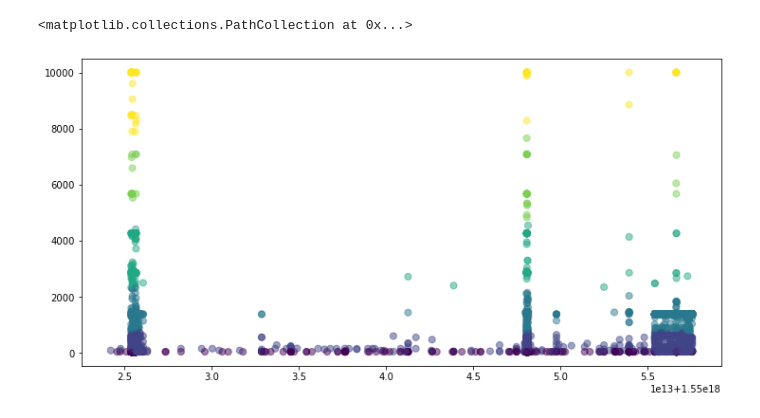
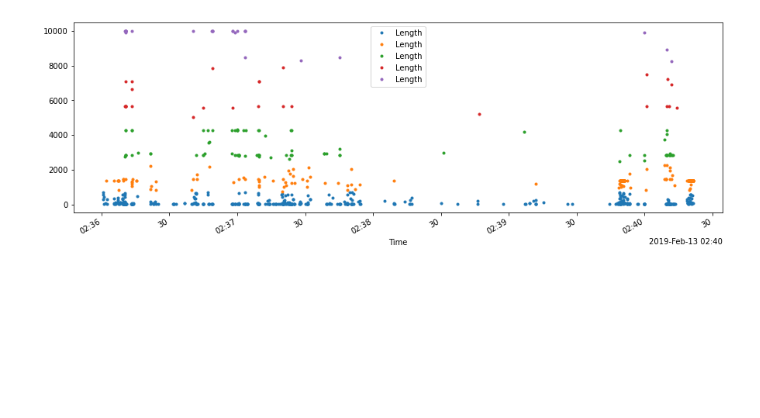
Before and after one commit to Vaggelis-Malandrakis/streaming_sampling, a Jupyter notebook: sampling_notebooks/Jenks Validation.ipynb, the cells around one changed output. Cells and saved outputs as stored; diff of their text form; code cells hidden in the pictures; blank space fills up the shorter version.

```diff
--- a/sampling_notebooks/Jenks Validation.ipynb
+++ b/sampling_notebooks/Jenks Validation.ipynb
@@ -91,7 +89,7 @@ stream_weight = 1
 # %%
 i = 0
 for index, row in df.iterrows():
-    obj = (row['Time'], row['Length'], row['Label'])
+    obj = (row['Time'], row['Length'], row['C_cluster'])
     if i < res_size:
         key = np.random.rand()**(1/stream_weight)
         res += [(key,obj)]
@@ -105,10 +103,17 @@ for index, row in df.iterrows():
     i += 1
 # %%
 res_val = [v for k,v in res]
-df2 = pd.DataFrame(res_val, columns=['Time', 'Length', 'Label'])
-fig, axs = plt.subplots(1, 1, constrained_layout=True, figsize=(10, 5))
-plt.scatter(df2['Time'], df2['Length'], c= df2['Label'], s=50, alpha=0.5)
+df2 = pd.DataFrame(res_val, columns=['Time', 'Length', 'C_cluster'])
-# %% [output]
-<matplotlib.collections.PathCollection at 0x...>
-[figure, removed]
+# %%
+fig, axs = plt.subplots(1, 1, constrained_layout=False, figsize=(15, 5))
+locator = mdates.AutoDateLocator(minticks=10, maxticks=20)
+formatter = mdates.ConciseDateFormatter(locator)
+axs.xaxis.set_major_locator(locator)
+axs.xaxis.set_major_formatter(formatter)
+
+df2.reset_index().groupby('C_cluster').plot(x='Time', y='Length', ax=axs, alpha = 1, linestyle = '-', linewidth = 0, marker = 'o', markersize = 3)
+
+plt.show()
+# %% [output]
+[figure, added]
 # %%
```
Also changed, not shown: parts of 41 cells of this notebook.
